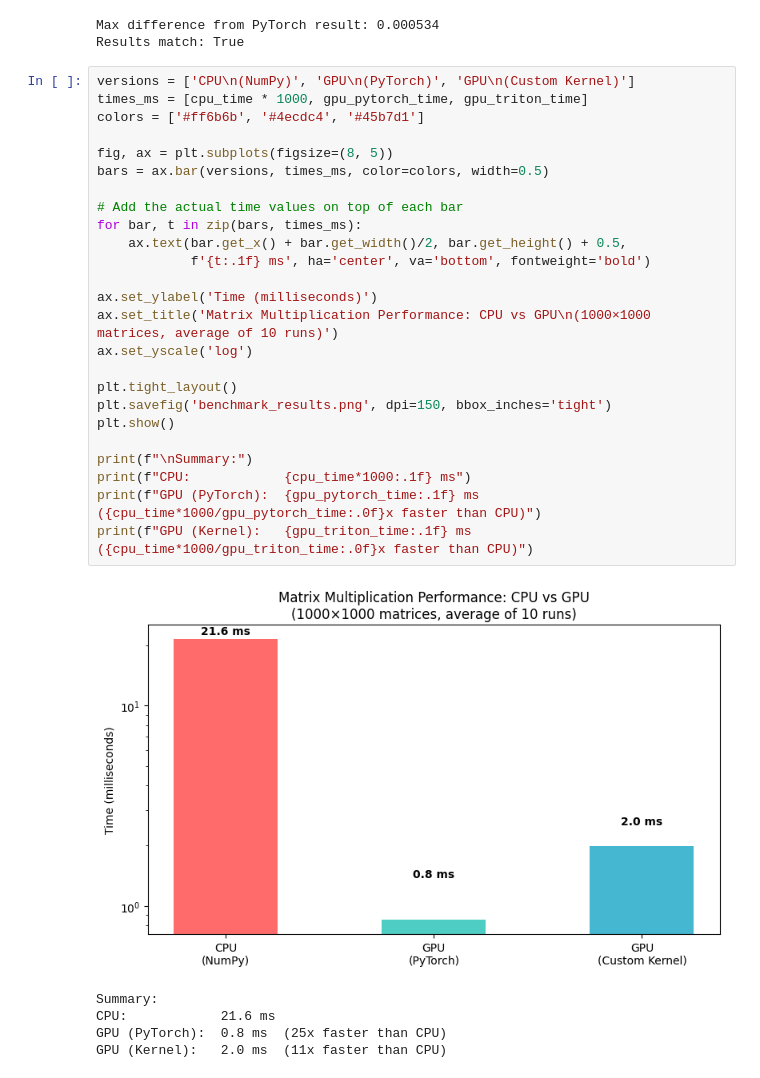
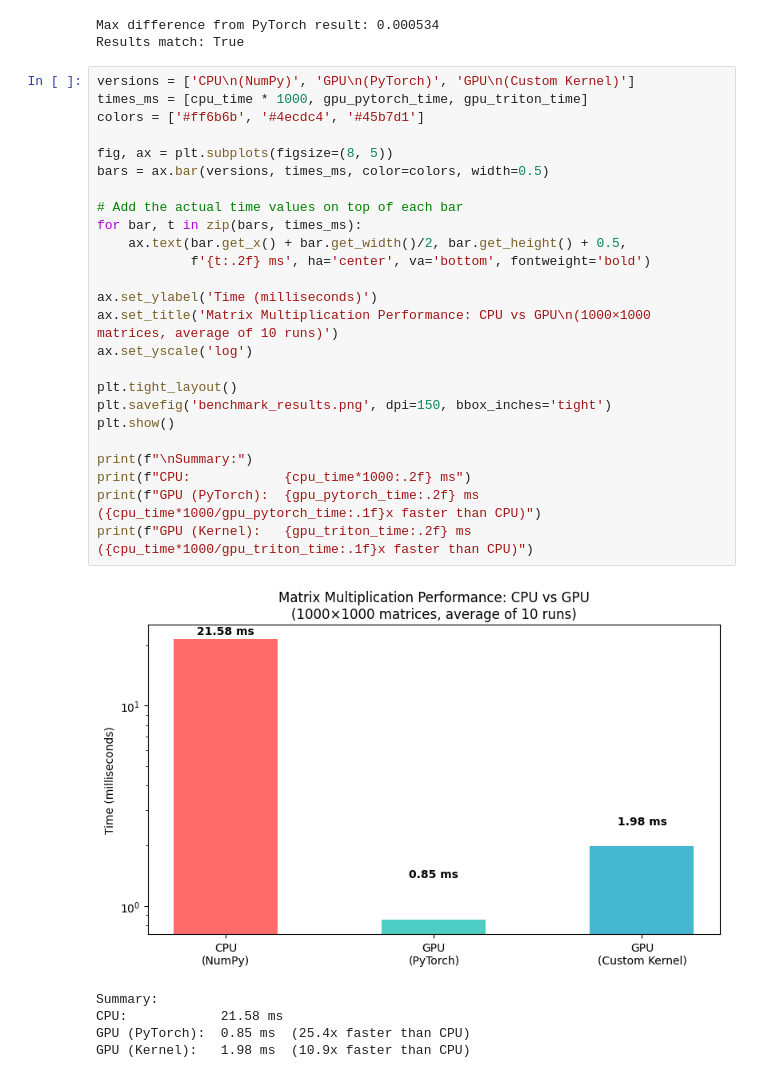
Before and after one commit to mishhuang/ml-gpu-fundamentals, a Jupyter notebook: 01_cuda_matmul.ipynb, the cells around one changed output. Saved outputs shown, nothing was run; the diff lists cells and outputs as text.

```diff
--- a/01_cuda_matmul.ipynb
+++ b/01_cuda_matmul.ipynb
@@ -188,31 +200,31 @@ Results match: True
 # %%
 versions = ['CPU\n(NumPy)', 'GPU\n(PyTorch)', 'GPU\n(Custom Kernel)']
 times_ms = [cpu_time * 1000, gpu_pytorch_time, gpu_triton_time]
 colors = ['#ff6b6b', '#4ecdc4', '#45b7d1']
 
 fig, ax = plt.subplots(figsize=(8, 5))
 bars = ax.bar(versions, times_ms, color=colors, width=0.5)
 
 # Add the actual time values on top of each bar
 for bar, t in zip(bars, times_ms):
     ax.text(bar.get_x() + bar.get_width()/2, bar.get_height() + 0.5,
-            f'{t:.1f} ms', ha='center', va='bottom', fontweight='bold')
+            f'{t:.2f} ms', ha='center', va='bottom', fontweight='bold')
 
 ax.set_ylabel('Time (milliseconds)')
 ax.set_title('Matrix Multiplication Performance: CPU vs GPU\n(1000×1000 matrices, average of 10 runs)')
 ax.set_yscale('log')
 
 plt.tight_layout()
 plt.savefig('benchmark_results.png', dpi=150, bbox_inches='tight')
 plt.show()
 
 print(f"\nSummary:")
-print(f"CPU:            {cpu_time*1000:.1f} ms")
-print(f"GPU (PyTorch):  {gpu_pytorch_time:.1f} ms  ({cpu_time*1000/gpu_pytorch_time:.0f}x faster than CPU)")
-print(f"GPU (Kernel):   {gpu_triton_time:.1f} ms  ({cpu_time*1000/gpu_triton_time:.0f}x faster than CPU)")
+print(f"CPU:            {cpu_time*1000:.2f} ms")
+print(f"GPU (PyTorch):  {gpu_pytorch_time:.2f} ms  ({cpu_time*1000/gpu_pytorch_time:.1f}x faster than CPU)")
+print(f"GPU (Kernel):   {gpu_triton_time:.2f} ms  ({cpu_time*1000/gpu_triton_time:.1f}x faster than CPU)")
 # %% [output]
-[figure, old version]
+[figure, new version]
 Summary:
-CPU:            21.6 ms
-GPU (PyTorch):  0.8 ms  (25x faster than CPU)
-GPU (Kernel):   2.0 ms  (11x faster than CPU)
+CPU:            21.58 ms
+GPU (PyTorch):  0.85 ms  (25.4x faster than CPU)
+GPU (Kernel):   1.98 ms  (10.9x faster than CPU)
```
Also changed, not shown: parts of 1 cell of this notebook.
